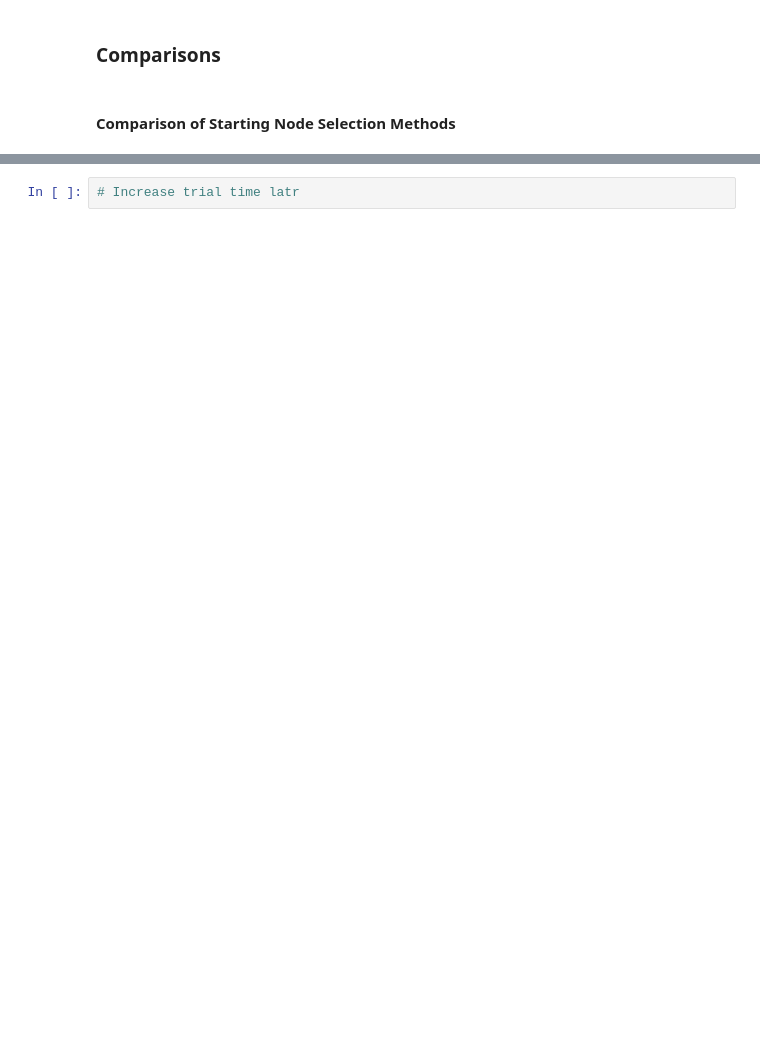
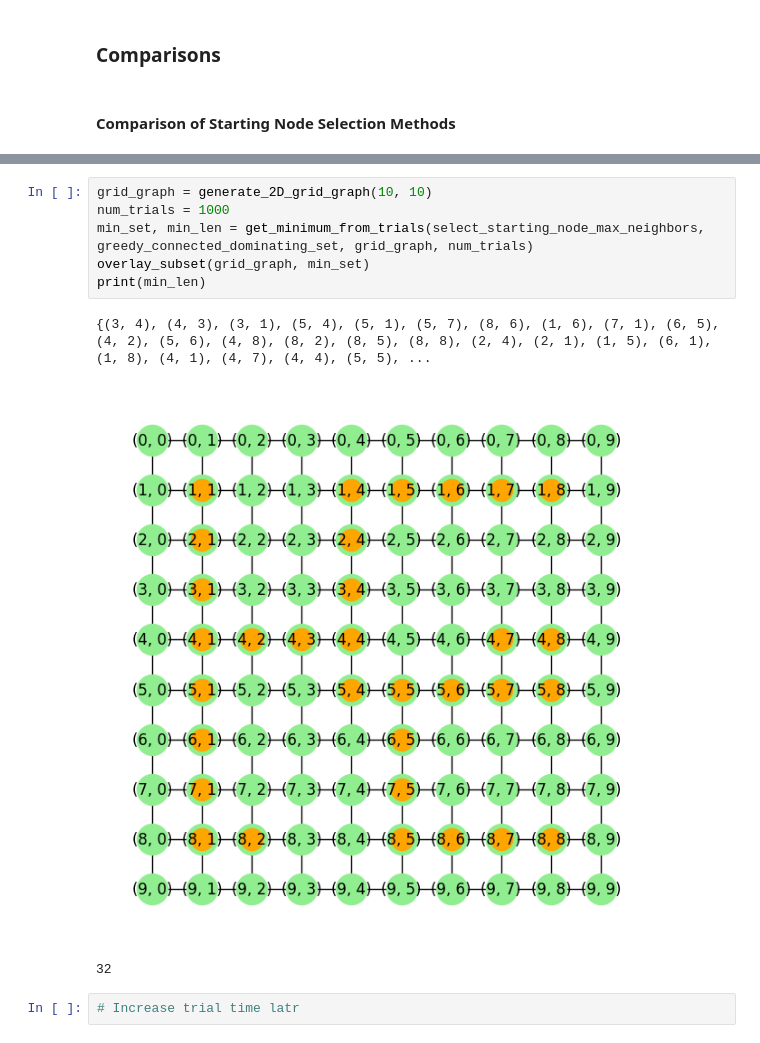
Before and after one commit to BlueRaddish/MCDS_Optimization, a Jupyter notebook: Grid_Graph/greedy_algorithm.ipynb, the cells around one changed output, grey strips where cells are left out. Drawn from its saved outputs; the diff is of its cells as text; blank space fills up the shorter version.

Commit message:
greedy algorithms comparison

```diff
--- a/Grid_Graph/greedy_algorithm.ipynb
+++ b/Grid_Graph/greedy_algorithm.ipynb
@@ -247,2 +229,12 @@ Mean size of Probabilistic start probabilistic: 390.75, Time taken: 0.634992 sec
+# %%
+grid_graph = generate_2D_grid_graph(10, 10)
+num_trials = 1000
+min_set, min_len = get_minimum_from_trials(select_starting_node_max_neighbors, greedy_connected_dominating_set, grid_graph, num_trials)
+overlay_subset(grid_graph, min_set)
+print(min_len)
+# %% [output]
+{(3, 4), (4, 3), (3, 1), (5, 4), (5, 1), (5, 7), (8, 6), (1, 6), (7, 1), (6, 5), (4, 2), (5, 6), (4, 8), (8, 2), (8, 5), (8, 8), (2, 4), (2, 1), (1, 5), (6, 1), (1, 8), (4, 1), (4, 7), (4, 4), (5, 5), ...
+[figure, added]
+32
 # %%
 # Increase trial time latr
```
Also changed, not shown: parts of 7 cells of this notebook, 1 other file.
